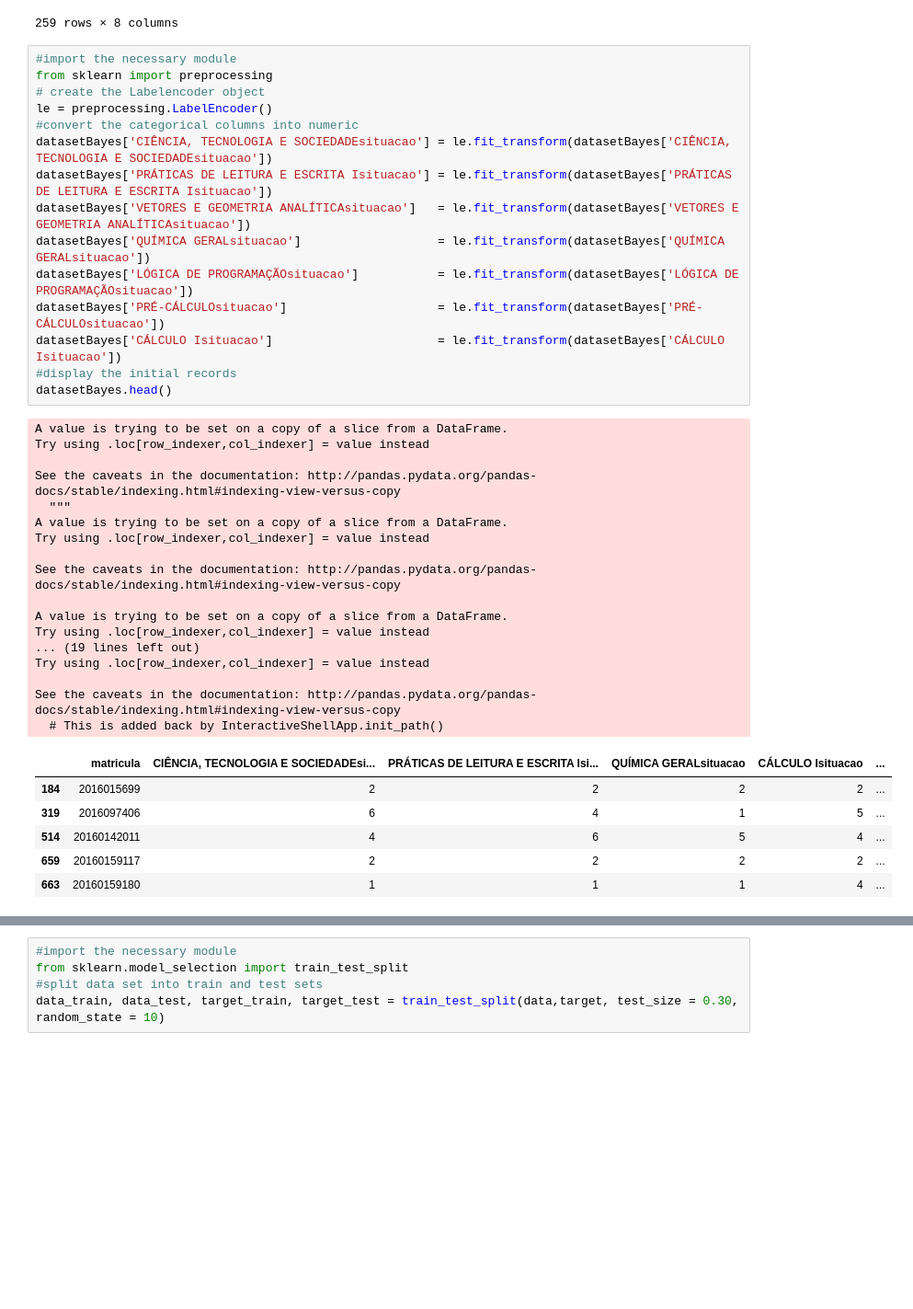
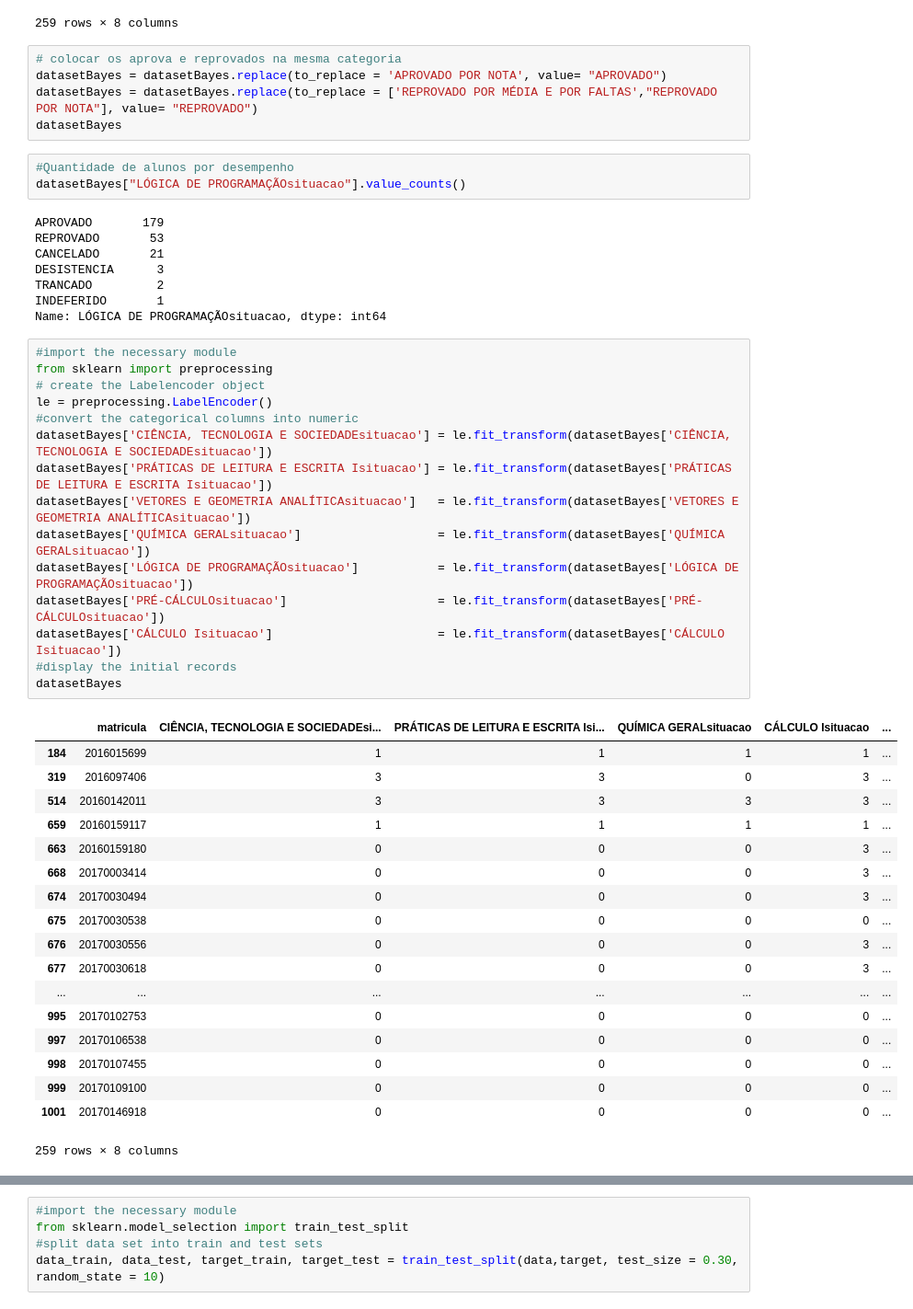
Before and after one commit to repitta/CienciaDeDadosEducacionais, a Jupyter notebook: Análise_Luana.ipynb, the cells around one changed output, grey strips where cells are left out. Shown: that part at 92% size. Saved outputs shown, nothing was run; the diff lists cells and outputs as text; blank space fills up the shorter version.

```diff
--- a/Análise_Luana.ipynb
+++ b/Análise_Luana.ipynb
@@ -500,45 +500,56 @@ datasetBayes
 | 999 | 20170109100 | APROVADO | APROVADO POR NOTA | APROVADO | APROVADO | ... |
 | 1001 | 20170146918 | APROVADO POR NOTA | APROVADO POR NOTA | APROVADO POR NOTA | APROVADO POR NOTA | ... |
 259 rows × 8 columns
+# %%
+# colocar os aprova e reprovados na mesma categoria
+datasetBayes = datasetBayes.replace(to_replace = 'APROVADO POR NOTA', value= "APROVADO")
+datasetBayes = datasetBayes.replace(to_replace = ['REPROVADO POR MÉDIA E POR FALTAS',"REPROVADO POR NOTA"], value= "REPROVADO")
+datasetBayes
+# %%
+#Quantidade de alunos por desempenho
+datasetBayes["LÓGICA DE PROGRAMAÇÃOsituacao"].value_counts()
+# %% [output]
+APROVADO       179
+REPROVADO       53
+CANCELADO       21
+DESISTENCIA      3
+TRANCADO         2
+INDEFERIDO       1
+Name: LÓGICA DE PROGRAMAÇÃOsituacao, dtype: int64
 # %%
 #import the necessary module
 from sklearn import preprocessing
 # create the Labelencoder object
 le = preprocessing.LabelEncoder()
 #convert the categorical columns into numeric
 datasetBayes['CIÊNCIA, TECNOLOGIA E SOCIEDADEsituacao'] = le.fit_transform(datasetBayes['CIÊNCIA, TECNOLOGIA E SOCIEDADEsituacao'])
 datasetBayes['PRÁTICAS DE LEITURA E ESCRITA Isituacao'] = le.fit_transform(datasetBayes['PRÁTICAS DE LEITURA E ESCRITA Isituacao'])
 datasetBayes['VETORES E GEOMETRIA ANALÍTICAsituacao']   = le.fit_transform(datasetBayes['VETORES E GEOMETRIA ANALÍTICAsituacao'])
 datasetBayes['QUÍMICA GERALsituacao']                   = le.fit_transform(datasetBayes['QUÍMICA GERALsituacao'])
 datasetBayes['LÓGICA DE PROGRAMAÇÃOsituacao']           = le.fit_transform(datasetBayes['LÓGICA DE PROGRAMAÇÃOsituacao'])
 datasetBayes['PRÉ-CÁLCULOsituacao']                     = le.fit_transform(datasetBayes['PRÉ-CÁLCULOsituacao'])
 datasetBayes['CÁLCULO Isituacao']                       = le.fit_transform(datasetBayes['CÁLCULO Isituacao'])
 #display the initial records
-datasetBayes.head()
+datasetBayes
 # %% [output]
+|  | matricula | CIÊNCIA, TECNOLOGIA E SOCIEDADEsi... | PRÁTICAS DE LEITURA E ESCRITA Isi... | QUÍMICA GERALsituacao | CÁLCULO Isituacao | ... |
+| 184 | 2016015699 | 1 | 1 | 1 | 1 | ... |
+| 319 | 2016097406 | 3 | 3 | 0 | 3 | ... |
+| 514 | 20160142011 | 3 | 3 | 3 | 3 | ... |
+| 659 | 20160159117 | 1 | 1 | 1 | 1 | ... |
+| 663 | 20160159180 | 0 | 0 | 0 | 3 | ... |
+| 668 | 20170003414 | 0 | 0 | 0 | 3 | ... |
+| 674 | 20170030494 | 0 | 0 | 0 | 3 | ... |
+| 675 | 20170030538 | 0 | 0 | 0 | 0 | ... |
+| 676 | 20170030556 | 0 | 0 | 0 | 3 | ... |
+| 677 | 20170030618 | 0 | 0 | 0 | 3 | ... |
+| ... | ... | ... | ... | ... | ... | ... |
+| 995 | 20170102753 | 0 | 0 | 0 | 0 | ... |
+| 997 | 20170106538 | 0 | 0 | 0 | 0 | ... |
+| 998 | 20170107455 | 0 | 0 | 0 | 0 | ... |
+| 999 | 20170109100 | 0 | 0 | 0 | 0 | ... |
+| 1001 | 20170146918 | 0 | 0 | 0 | 0 | ... |
-A value is trying to be set on a copy of a slice from a DataFrame.
-Try using .loc[row_indexer,col_indexer] = value instead
-
-See the caveats in the documentation: http://pandas.pydata.org/pandas-docs/stable/indexing.html#indexing-view-versus-copy
-  """
-A value is trying to be set on a copy of a slice from a DataFrame.
-Try using .loc[row_indexer,col_indexer] = value instead
-
-See the caveats in the documentation: http://pandas.pydata.org/pandas-docs/stable/indexing.html#indexing-view-versus-copy
-
-A value is trying to be set on a copy of a slice from a DataFrame.
-Try using .loc[row_indexer,col_indexer] = value instead
-... (19 lines left out)
-Try using .loc[row_indexer,col_indexer] = value instead
-
-See the caveats in the documentation: http://pandas.pydata.org/pandas-docs/stable/indexing.html#indexing-view-versus-copy
-  # This is added back by InteractiveShellApp.init_path()
+259 rows × 8 columns
-|  | matricula | CIÊNCIA, TECNOLOGIA E SOCIEDADEsi... | PRÁTICAS DE LEITURA E ESCRITA Isi... | QUÍMICA GERALsituacao | CÁLCULO Isituacao | ... |
-| 184 | 2016015699 | 2 | 2 | 2 | 2 | ... |
-| 319 | 2016097406 | 6 | 4 | 1 | 5 | ... |
-| 514 | 20160142011 | 4 | 6 | 5 | 4 | ... |
-| 659 | 20160159117 | 2 | 2 | 2 | 2 | ... |
-| 663 | 20160159180 | 1 | 1 | 1 | 4 | ... |
 # %%
 copy = datasetBayes.drop("matricula", axis=1)
 cols = copy.columns
```
Also changed, not shown: parts of 10 cells of this notebook.
